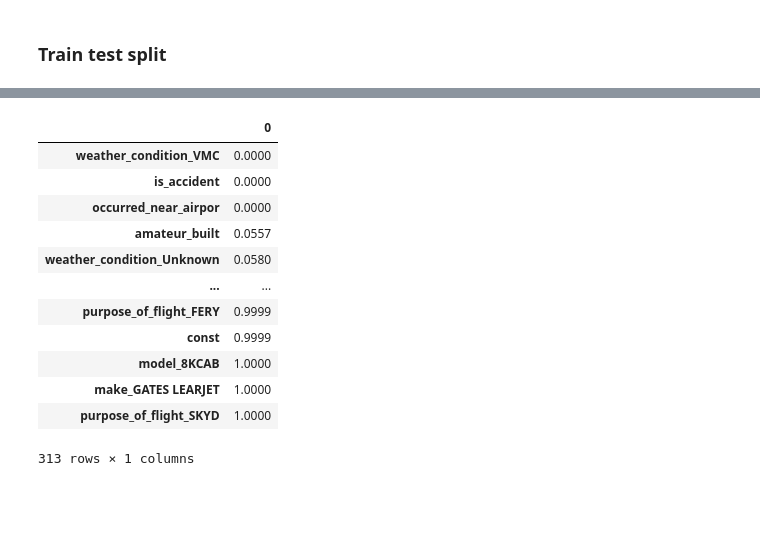
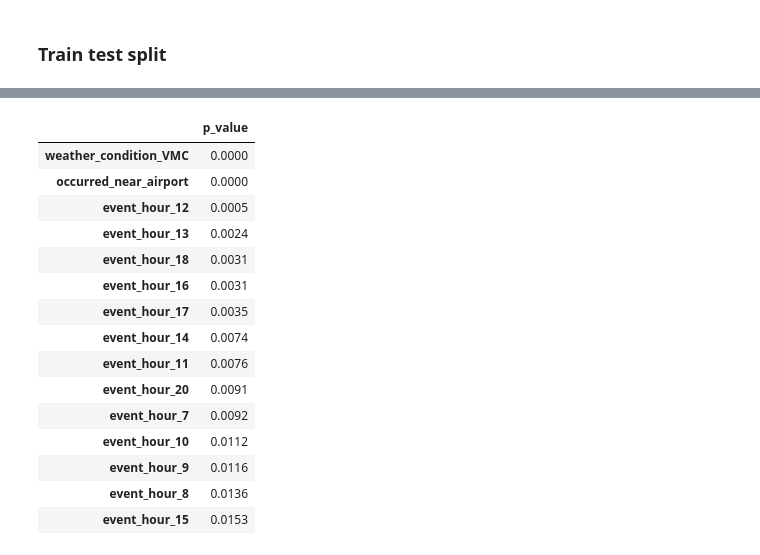
Before and after one commit to TheMirch/dsi-group-project, a Jupyter notebook: code/mike_modeling.ipynb, the cells around one changed output, grey strips where cells are left out. Cells and saved outputs as stored; diff of their text form; code cells hidden in the pictures; blank space fills up the shorter version.

```diff
--- a/code/mike_modeling.ipynb
+++ b/code/mike_modeling.ipynb
@@ -79,5 +222,5 @@ X = df2.drop(['ntsb_no', 'probable_cause', 'airport_name', 'event_type', 'mkey',
 # %%
-y = df2['has_injury']
+y = df['highest_injury_level']
 # %%
 baseline = 1 - y.mean()
 baseline
@@ -86,8 +229,15 @@ baseline
 # %% [markdown]
 ### Create dummies
 # %%
-X_dummy = pd.get_dummies(data=X,
-                         columns=['make', 'model', 'scheduled', 'purpose_of_flight', 'weather_condition', 'event_month', 'event_hour'],
+X_1a_dummy = pd.get_dummies(data=X_1a,
+                         columns=['make',
+                                  'model',
+                                  'scheduled',
+                                  'purpose_of_flight',
+                                  'weather_condition',
+                                  'event_month',
+                                  'event_hour'
+                                 ],
                          drop_first=True
         )
 # %%
@@ -100,5 +247,5 @@ X_dummy.shape
 # %% [markdown]
 ### Add constant for use in GLM
 # %%
-X_con = sm.add_constant(X_dummy[list(X_dummy.columns)])
+X_1a_con = sm.add_constant(X_1a_dummy[list(X_1a_dummy.columns)])
 # %%
@@ -108,7 +255,7 @@ X_con.shape
 # %% [markdown]
 ### Train test split
 # %%
-X_train, X_test, y_train, y_test = train_test_split(X_con, y, random_state=2023)
+X_train, X_test, y_train, y_test = train_test_split(X_1a_con, y, random_state=2023)
 # %%
 X_train.shape
 # %% [output]
@@ -164,18 +290,21 @@ glm_bin_pvalues.rename({0: 'p_value'}, axis = 1, inplace=True)
 # %%
 glm_bin_coef_df.rename({0: 'coef'}, axis = 1, inplace=True)
 # %%
-glm_bin_pvalues
+glm_bin_pvalues.head(15)
 # %% [output]
-|  | 0 |
+|  | p_value |
 | weather_condition_VMC | 0.0000 |
-| is_accident | 0.0000 |
-| occurred_near_airpor | 0.0000 |
-| amateur_built | 0.0557 |
-| weather_condition_Unknown | 0.0580 |
-| ... | ... |
-| purpose_of_flight_FERY | 0.9999 |
-| const | 0.9999 |
-| model_8KCAB | 1.0000 |
-| make_GATES LEARJET | 1.0000 |
-| purpose_of_flight_SKYD | 1.0000 |
+| occurred_near_airport | 0.0000 |
+| event_hour_12 | 0.0005 |
+| event_hour_13 | 0.0024 |
+| event_hour_18 | 0.0031 |
+| event_hour_16 | 0.0031 |
+| event_hour_17 | 0.0035 |
+| event_hour_14 | 0.0074 |
+| event_hour_11 | 0.0076 |
+| event_hour_20 | 0.0091 |
+| event_hour_7 | 0.0092 |
+| event_hour_10 | 0.0112 |
+| event_hour_9 | 0.0116 |
+| event_hour_8 | 0.0136 |
+| event_hour_15 | 0.0153 |
-313 rows × 1 columns
```
Also changed, not shown: parts of 136 cells of this notebook, 5 other files.
